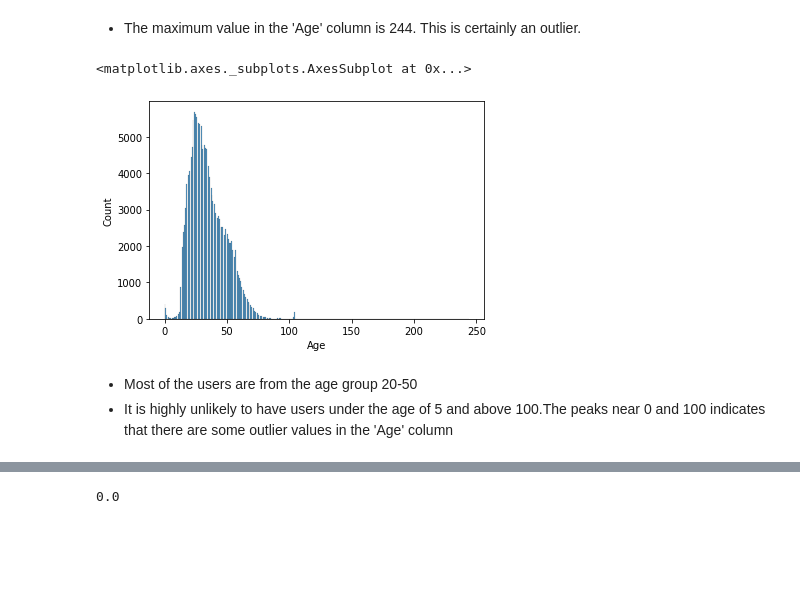
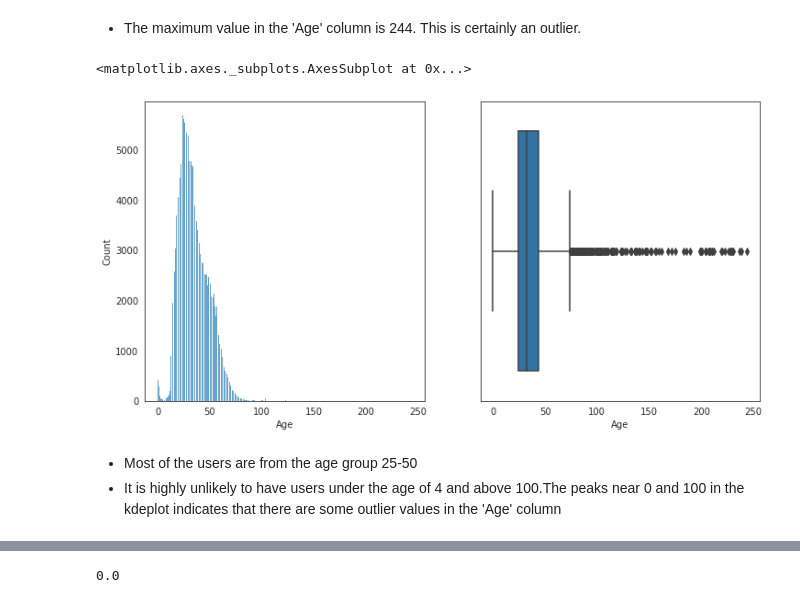
Before and after one commit to RadhikaRM/Bookrecommendersystem, a Jupyter notebook: Team_Book_Recommender_System.ipynb, the cells around one changed output, grey strips where cells are left out. Saved outputs shown, nothing was run; the diff lists cells and outputs as text; code cells hidden in the pictures; blank space fills up the shorter version.

```diff
--- a/Team_Book_Recommender_System.ipynb
+++ b/Team_Book_Recommender_System.ipynb
@@ -55,14 +92,16 @@ import numpy as np
 import pandas as pd
 #data visualization
 import seaborn as sns
+sns.set_style('white')
 import matplotlib.pyplot as plt
 #To create wordcloud
 from PIL import Image
 from wordcloud import WordCloud
 from wordcloud import WordCloud, STOPWORDS
 plt.rcParams["figure.figsize"] = (8,8)
+from IPython.display import Image, HTML   #Displaying images
 # %%
 #loading the required datasets
-books_df = pd.read_csv('/content/drive/MyDrive/Almabetter/Project 4-Book Recommendation/Books.csv',low_memory=False)
-rating_df = pd.read_csv('/content/drive/MyDrive/Almabetter/Project 4-Book Recommendation/Ratings.csv',low_memory=False)
-users_df = pd.read_csv('/content/drive/MyDrive/Almabetter/Project 4-Book Recommendation/Users.csv',low_memory=False)
+books_df = pd.read_csv('/content/drive/MyDrive/Almabetter/Project 4-Book Recommendation/Books.csv',low_memory=False,error_bad_lines=False,encoding="latin-1")
+rating_df = pd.read_csv('/content/drive/MyDrive/Almabetter/Project 4-Book Recommendation/Ratings.csv',low_memory=False,error_bad_lines=False,encoding="latin-1")
+users_df = pd.read_csv('/content/drive/MyDrive/Almabetter/Project 4-Book Recommendation/Users.csv',low_memory=False,error_bad_lines=False,encoding="latin-1")
@@ -325,10 +495,16 @@ Name: Age, dtype: float64
 * The maximum value in the 'Age' column is 244. This is certainly an outlier.
 # %%
 #Histogram showing distribution of ages
+fig=plt.figure(figsize=(12,6))
+plt.subplot(1,2,1)
 sns.histplot(x='Age',data=users_df)
+
+#boxplot of Age column
+plt.subplot(1,2,2)
+sns.boxplot(x='Age',data=users_df)
 # %% [output]
 <matplotlib.axes._subplots.AxesSubplot at 0x...>
-[figure, old version]
+[figure, new version]
 # %% [markdown]
-* Most of the users are from the age group 20-50
-* It is highly unlikely to have users under the age of 5 and above 100.The peaks near 0 and 100 indicates that there are some outlier values in the 'Age' column
+* Most of the users are from the age group 25-50
+* It is highly unlikely to have users under the age of 4 and above 100.The peaks near 0 and 100 in the kdeplot indicates that there are some outlier values in the 'Age' column
```
Also changed, not shown: parts of 114 cells of this notebook.
